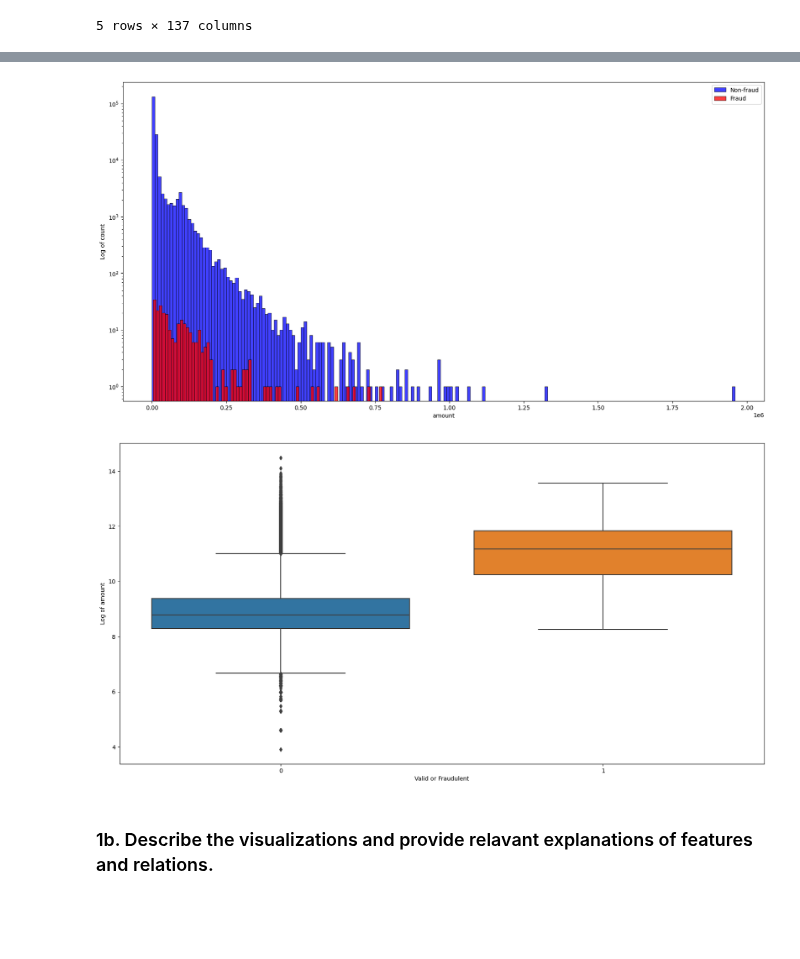
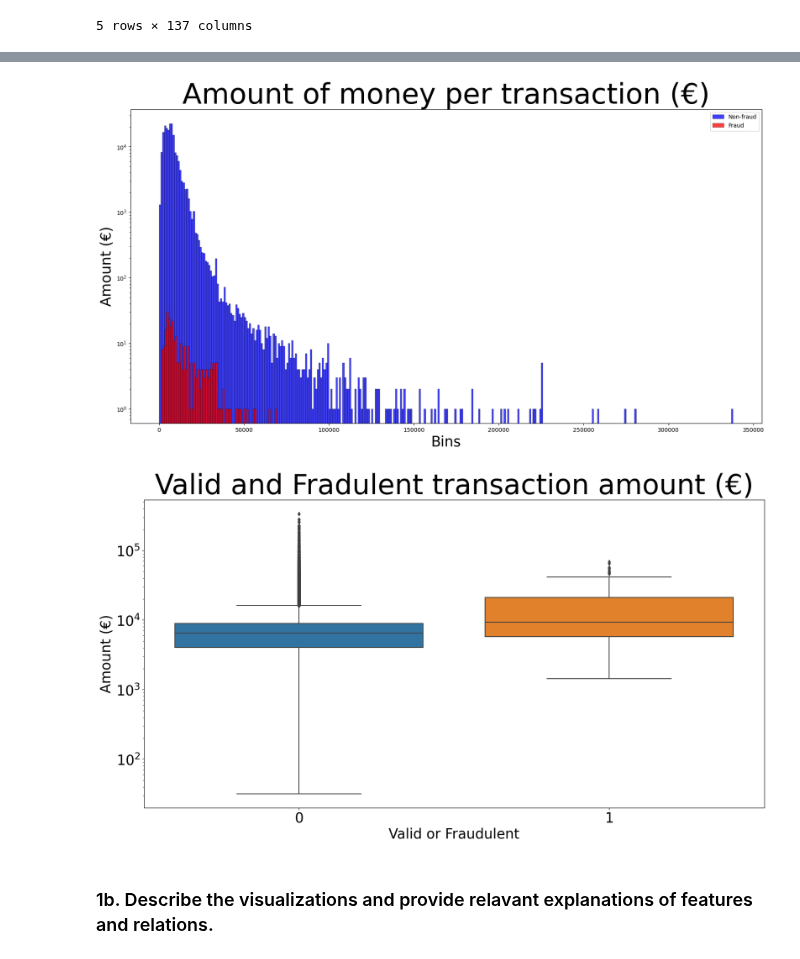
Before and after one commit to kbaran1998/CS4035-cyber-data, a Jupyter notebook: lab1/Lab1.ipynb, the cells around one changed output, grey strips where cells are left out. Saved outputs shown, nothing was run; the diff lists cells and outputs as text; code cells hidden in the pictures; blank space fills up the shorter version.

```diff
--- a/lab1/Lab1.ipynb
+++ b/lab1/Lab1.ipynb
@@ -355,0 +349,11 @@ plt.show()
+# %%
+from datetime import date # datetime works too
+from currency_converter import CurrencyConverter
+c = CurrencyConverter()
+
+def conv(row, data_conv=date(2023, 1, 2)):
+    return c.convert(row['amount'], row['currencycode'], 'EUR', date=data_conv)
+
+converted_train_df = train_data_df.copy(deep=True)
+converted_train_df['amount_eur'] = converted_train_df.apply(lambda x: conv(x), axis=1)
+converted_train_df.head()
@@ -356,24 +368,32 @@ plt.show()
 # %%
 # Plot the distribution of the amount depending on the label
-df_amount_fraud = train_data_df[train_data_df['label'] == 1]['amount']
-df_amount_non_fraud = train_data_df[train_data_df['label'] == 0]['amount']
+df_amount_fraud = converted_train_df[converted_train_df['label'] == 1]['amount_eur']
+df_amount_non_fraud = converted_train_df[converted_train_df['label'] == 0]['amount_eur']
 plt.figure(figsize=(20, 10))
-sns.histplot(df_amount_non_fraud, color='blue', label='Non-fraud', log_scale=(False, True), binwidth=10000)
-sns.histplot(df_amount_fraud, color='red', label='Fraud', log_scale=(False, True), binwidth=10000)
-plt.ylabel("Log of count")
+sns.histplot(df_amount_non_fraud, color='blue', label='Non-fraud', log_scale=(False, True), binwidth=1000)
+sns.histplot(df_amount_fraud, color='red', label='Fraud', log_scale=(False, True), binwidth=1000)
+plt.title('Amount of money per transaction (€)', fontsize=50)
+plt.ylabel('Amount (€)', fontsize=25)
+plt.xlabel('Bins', fontsize=25)
+plt.xticks(fontsize=10)
+plt.yticks(fontsize=10)
 plt.legend()
 plt.show()
 # %% [output]
-[figure, old version]
+[figure, new version]
 # %%
-# Create a boxplot of the log of amount depending on the label
+# Create a boxplot of the log of amount depending on the label converted_train_df['amount_eur']
 plt.figure(figsize=(20, 10))
-sns.boxplot(x='label', y=np.log(train_data_df['amount']), data=train_data_df)
-plt.ylabel("Log of amount")
-plt.xlabel("Valid or Fraudulent")
+sns.boxplot(x='label', y=converted_train_df['amount_eur'], data=converted_train_df)
+plt.title('Valid and Fradulent transaction amount (€)', fontsize=50)
+plt.ylabel('Amount (€)', fontsize=25)
+plt.xlabel("Valid or Fraudulent", fontsize=25)
+plt.xticks(fontsize=25)
+plt.yticks(fontsize=25)
+plt.yscale('log')
 plt.show()
 # %% [output]
-[figure, old version]
+[figure, new version]
 # %% [markdown]
 ### 1b. Describe the visualizations and provide relavant explanations of features and relations.
 # %% [markdown]
```
Also changed, not shown: parts of 10 cells of this notebook, 1 other file.
